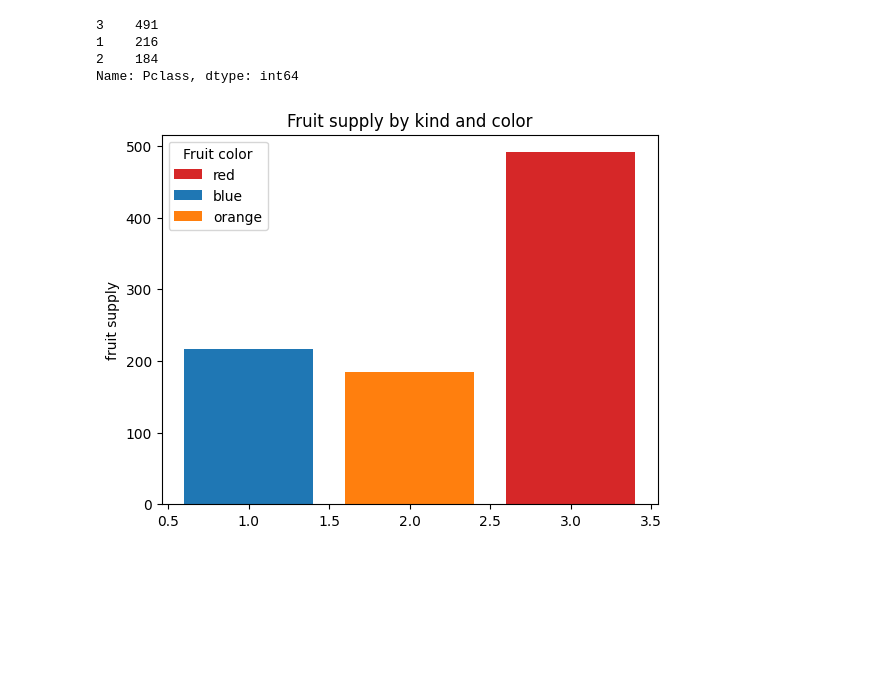
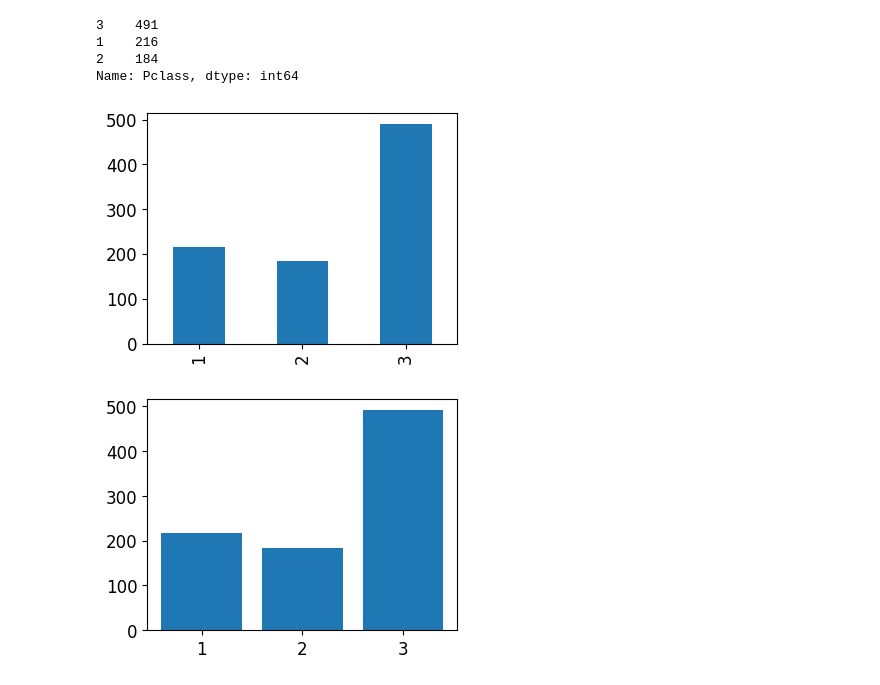
Before and after one commit to kkh1158/lecture, a Jupyter notebook: ipynb/lec12_matplotlib.ipynb, the cells around one changed output. Cells and saved outputs as stored; diff of their text form; code cells hidden in the pictures; blank space fills up the shorter version.

```diff
--- a/ipynb/lec12_matplotlib.ipynb
+++ b/ipynb/lec12_matplotlib.ipynb
@@ -41,20 +43,13 @@ train['Pclass'].value_counts()
 1    216
 2    184
 Name: Pclass, dtype: int64
-# %%
-fig, ax = plt.subplots()
-
-fruits = train['Pclass'].unique()
-counts = train['Pclass'].value_counts()
-bar_labels = ['red', 'blue', 'orange']
-bar_colors = ['tab:red', 'tab:blue', 'tab:orange']
-
-ax.bar(fruits, counts, label=bar_labels, color=bar_colors)
-
-ax.set_ylabel('fruit supply')
-ax.set_title('Fruit supply by kind and color')
-ax.legend(title='Fruit color')
-
-plt.show()
-# %% [output]
-[figure, removed]
+# %%
+train['Pclass'].value_counts().sort_index().plot(kind='bar')
+plt.show()
+# %% [output]
+[figure, added]
+# %%
+plt.bar(train['Pclass'].unique(), train['Pclass'].value_counts())
+plt.show()
+# %% [output]
+[figure, added]
```
Also changed, not shown: parts of 20 cells of this notebook, 5 other files.
